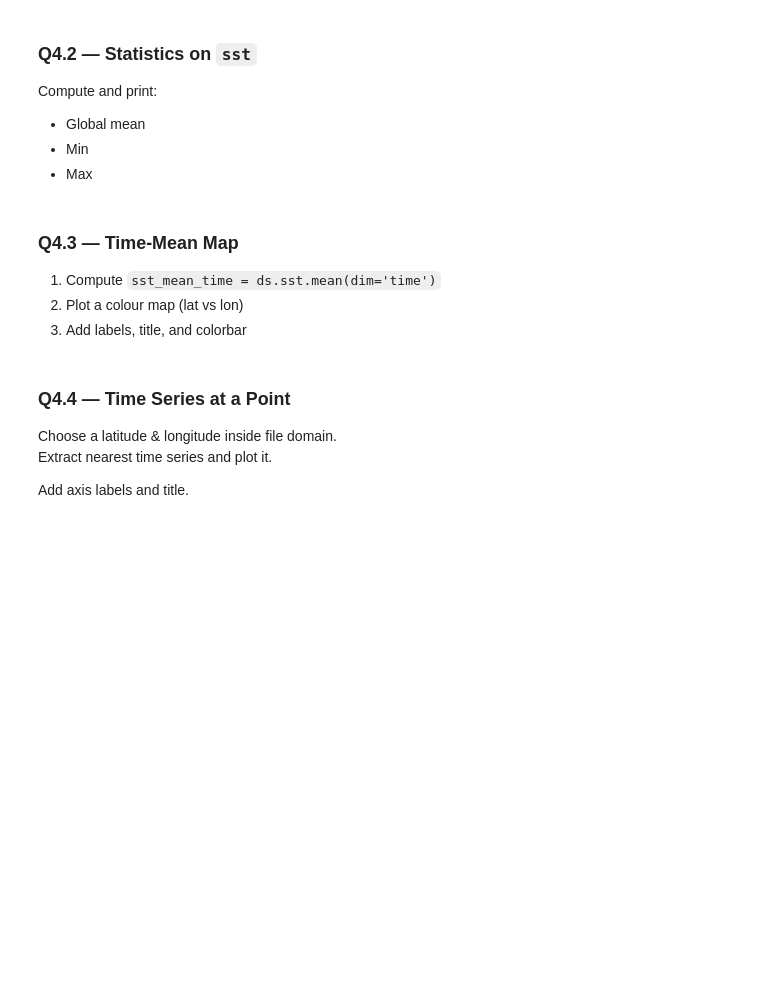
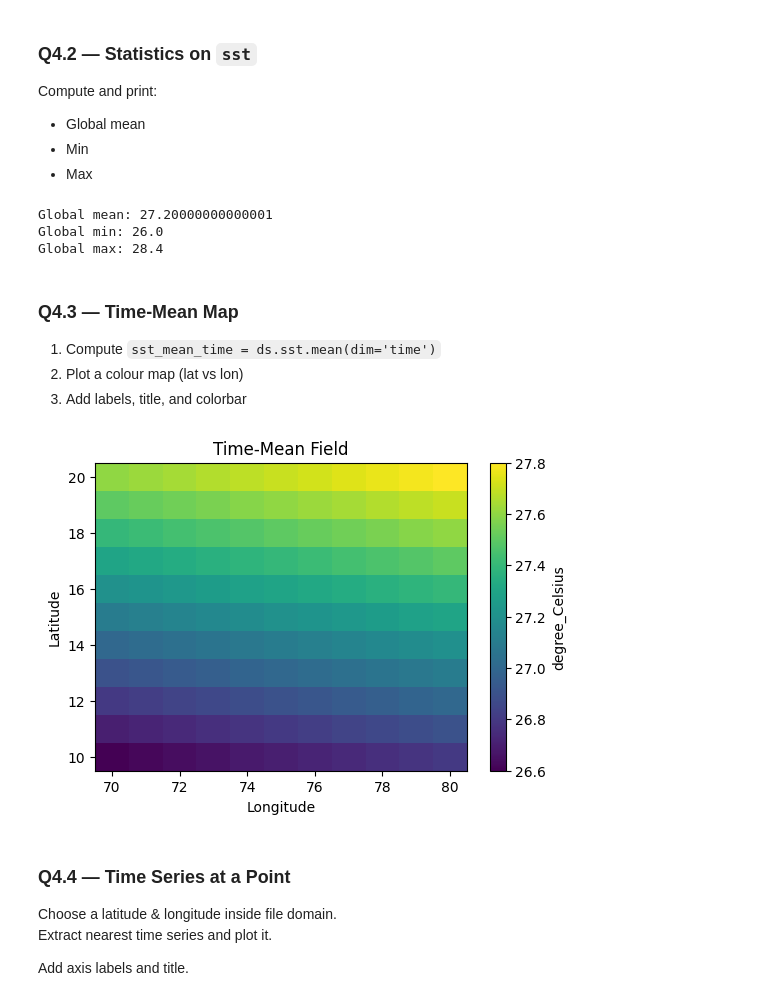
Before and after one commit to EstherSmila69/python-basics, a Jupyter notebook: notebooks/05_Capstone_Assignment.ipynb, the cells around one changed output. Cells and saved outputs as stored; diff of their text form; code cells hidden in the pictures; blank space fills up the shorter version.

```diff
--- a/notebooks/05_Capstone_Assignment.ipynb
+++ b/notebooks/05_Capstone_Assignment.ipynb
@@ -237,3 +377,16 @@ Compute and print:
+# %%
+# Q4.2
+global_mean = float(sst.mean())
+global_min = float(sst.min())
+global_max = float(sst.max())
+
+print("Global mean:", global_mean)
+print("Global min:", global_min)
+print("Global max:", global_max)
+# %% [output]
+Global mean: 27.20000000000001
+Global min: 26.0
+Global max: 28.4
 # %% [markdown]
 ### **Q4.3 — Time-Mean Map**
 1. Compute `sst_mean_time = ds.sst.mean(dim='time')`
@@ -244,3 +395,17 @@ Compute and print:
+# %%
+# Q4.3
+sst_mean_time = ds.sst.mean(dim='time')
+
+plt.figure(figsize=(6,4))
+plt.pcolormesh(ds['lon'], ds['lat'], sst_mean_time, shading='auto')
+plt.xlabel('Longitude')
+plt.ylabel('Latitude')
+plt.title('Time-Mean Field')
+cbar = plt.colorbar()
+cbar.set_label(sst.attrs.get('units', ''))
+plt.show()
+# %% [output]
+[figure, added]
 # %% [markdown]
 ### **Q4.4 — Time Series at a Point**
 Choose a latitude & longitude inside file domain.
```
Also changed, not shown: parts of 18 cells of this notebook.
